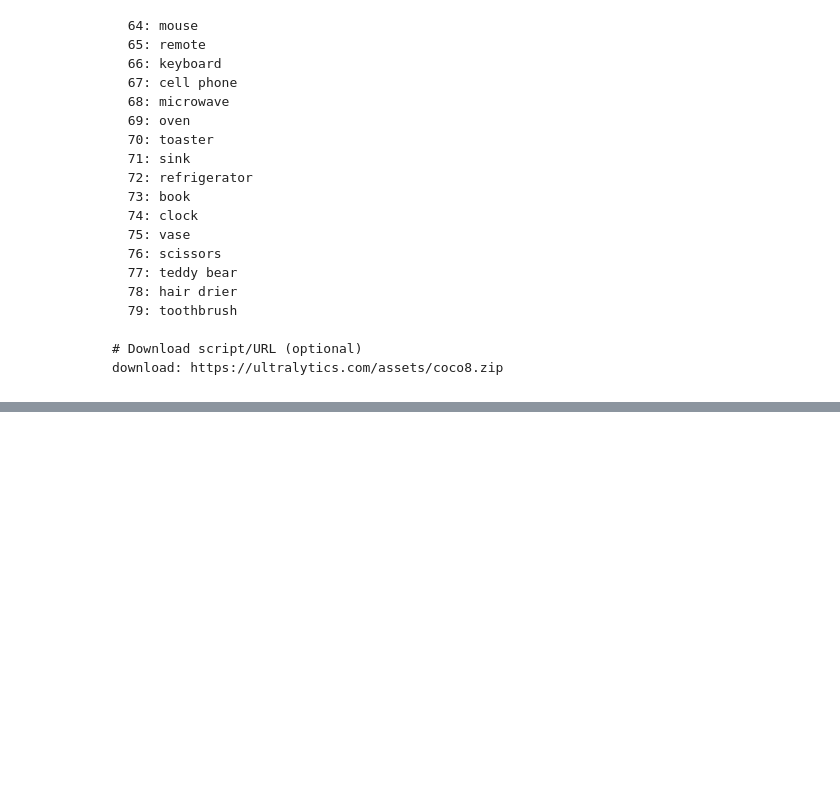
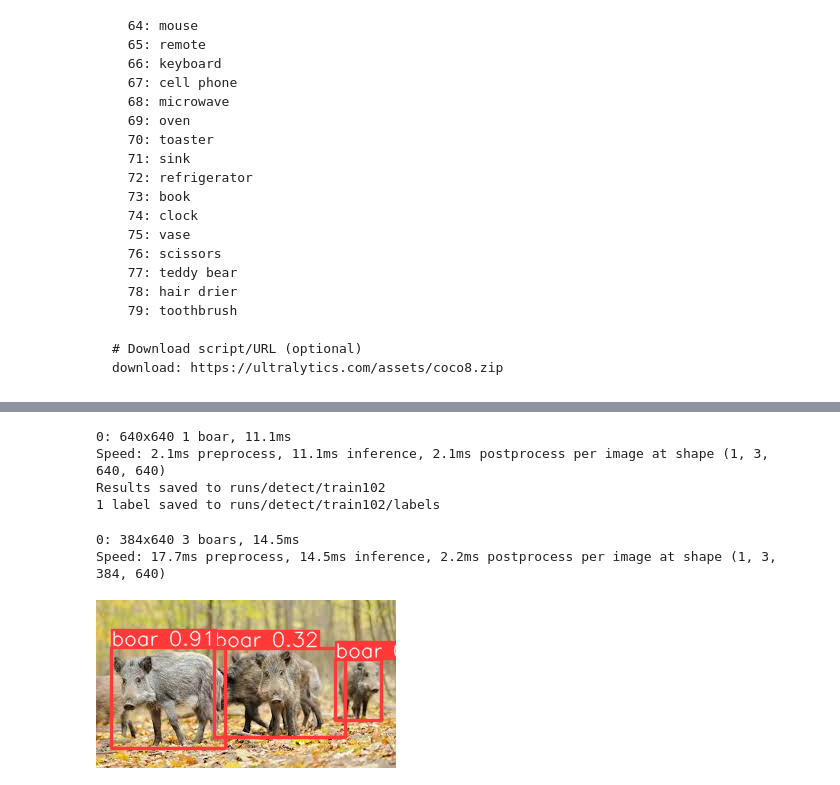
Before and after one commit to HKimura787/blog, a Jupyter notebook: Qiita/YoLo9/train_pred_yolo9.ipynb, the cells around one changed output, grey strips where cells are left out. Saved outputs shown, nothing was run; the diff lists cells and outputs as text; code cells hidden in the pictures; blank space fills up the shorter version.

```diff
--- a/Qiita/YoLo9/train_pred_yolo9.ipynb
+++ b/Qiita/YoLo9/train_pred_yolo9.ipynb
@@ -241,0 +207,11 @@ loading Roboflow project...
+# %%
+from ultralytics import YOLO
+
+# Create a new YOLO model from scratch
+model = YOLO('yolov8n.yaml')
+
+# Load a pretrained YOLO model (recommended for training)
+model = YOLO('yolov8n.pt')
+
+# Train the model using the 'coco128.yaml' dataset for 3 epochs
+results = model.train(data='/app/Animal_Detector_v2/data.yaml', epochs=1000)
@@ -241,0 +257,19 @@ loading Roboflow project...
+# %%
+import cv2
+im2 = cv2.imread('/app/Animal_Detector_v2/valid/images/boar501_jpg.rf.12cdfc51651a0b1ceb72c04e27ac7949.jpg')
+# model2 = YOLO('yolov8n.pt')
+results = model.predict(source=im2, save=True, save_txt=True)
+# %% [output]
+0: 640x640 1 boar, 11.1ms
+Speed: 2.1ms preprocess, 11.1ms inference, 2.1ms postprocess per image at shape (1, 3, 640, 640)
+Results saved to runs/detect/train102
+1 label saved to runs/detect/train102/labels
+# %%
+results = model(['/app/ダウンロード.jpg'])
+# %% [output]
+0: 384x640 3 boars, 14.5ms
+Speed: 17.7ms preprocess, 14.5ms inference, 2.2ms postprocess per image at shape (1, 3, 384, 640)
+# %%
+results[0].show()
+# %% [output]
+[figure, added]
```
Also changed, not shown: parts of 19 cells of this notebook, 5 other files.
